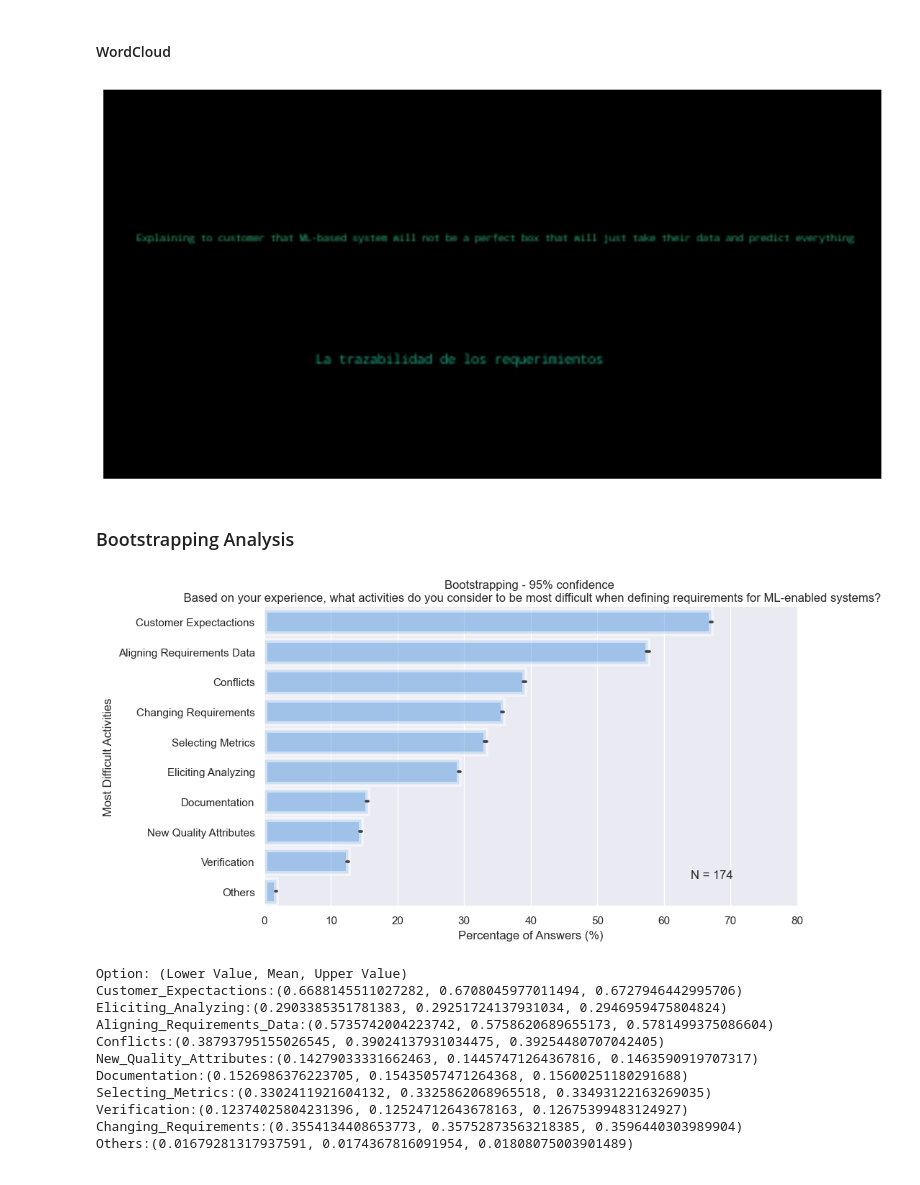
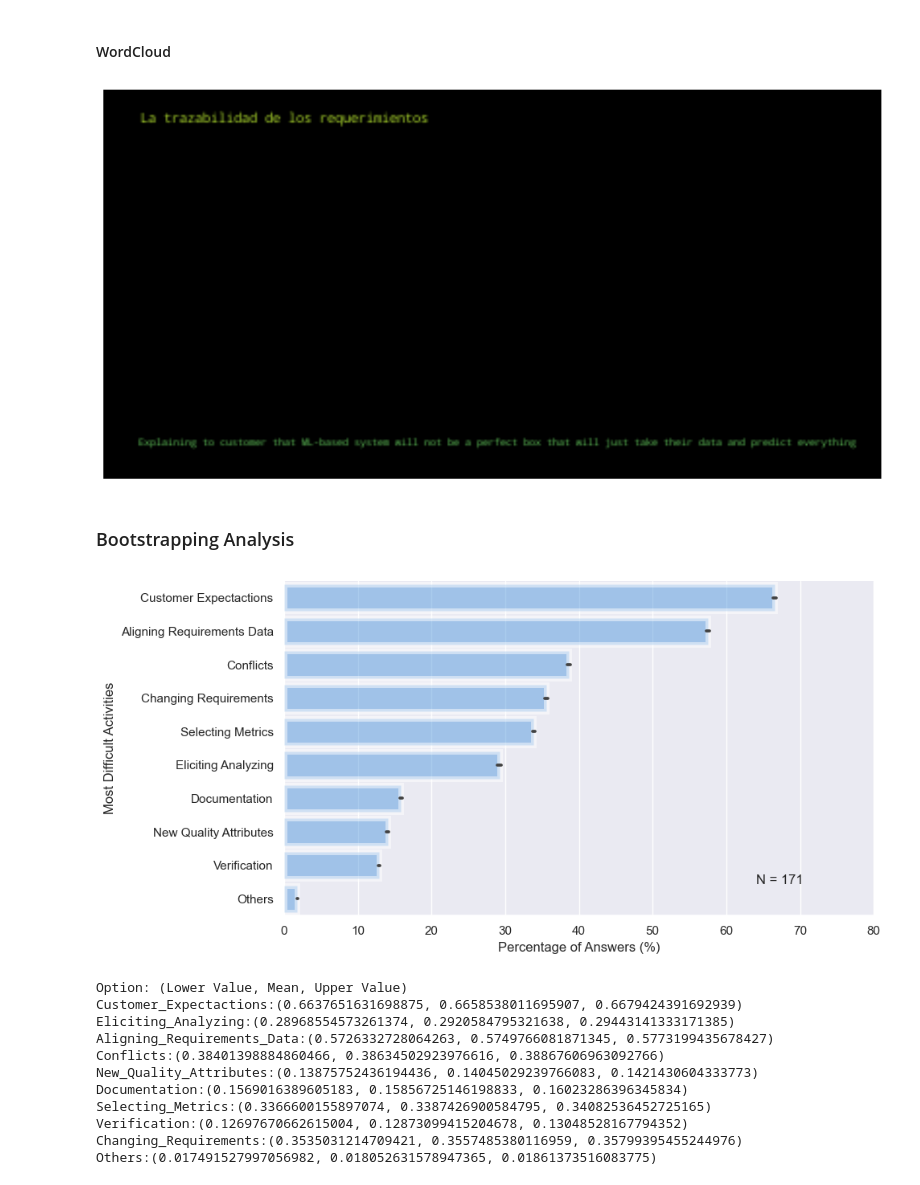
Before and after one commit to antoniopedro98/pfp-antonio-pedro, a Jupyter notebook: Q12.ipynb, the cells around one changed output. Drawn from its saved outputs; the diff is of its cells as text; code cells hidden in the pictures.

```diff
--- a/Q12.ipynb
+++ b/Q12.ipynb
@@ -20,6 +20,9 @@ from utils.bootstrapping import BootstrappingUtils
 dataframe_obj = DataframeUtils('./data/main_data.csv', ';', './data/unused_columns.txt', './data/formatted_columns.txt')
 # the index is not important, but when we internally format df we need to reset index
 dataframe_obj.df = dataframe_obj.df.reset_index(drop=True)
+# %%
+# For PROFES, we discarded suspended submissions (e.g., remove those who didn't complete the survey).
+dataframe_obj.df.drop(dataframe_obj.df[dataframe_obj.df['Status'] == 'Suspended (22)'].index, inplace = True)
 # %%
 # question options
 activities = {
@@ -101,7 +105,7 @@ q12_wc_plot = PlotUtils(pd.DataFrame(
 # %%
 q12_wc_plot.wordcloud("Word", 'Weight')
 # %% [output]
-[figure, old version]
+[figure, new version]
 # %% [markdown]
 ### Bootstrapping Analysis
 # %%
@@ -148,25 +152,28 @@ q12_boot_plot = PlotUtils(pd.DataFrame(
 ).sort_values(by=['Chart Position', 'Value'], ascending=False))
 # %%
 q12_boot_plot.single_barplot(x_axis="Value", y_axis="Most Difficult Activities",
-                       title="Bootstrapping - 95% confidence \n Based on your experience, what activities do you consider to be most difficult when defining requirements for ML-enabled systems?",
-                       x_label="Percentage of Answers (%)", y_label="Most Difficult Activities", x_label_rotation=0, color="#429bf5",
+                       # title="Bootstrapping - 95% confidence \n Based on your experience, what activities do you consider to be most difficult when defining requirements for ML-enabled systems?",
+                       title="",
+                             x_label="Percentage of Answers (%)", y_label="Most Difficult Activities", x_label_rotation=0, color="#429bf5",
                        total_answers=total_answers)
 # %% [output]
-[figure, old version]
+[figure, new version]
 # %%
 # confidence for each option
 print("Option: (Lower Value, Mean, Upper Value)")
+tuples = []
 for idx in bootstrapped_dict_data:
+    tuples.append((idx, bootstrapped_dict_data[idx]['confidence'][1]))
     print(idx + ':' + str(bootstrapped_dict_data[idx]['confidence']))
 # %% [output]
 Option: (Lower Value, Mean, Upper Value)
-Customer_Expectactions:(0.6688145511027282, 0.6708045977011494, 0.6727946442995706)
-Eliciting_Analyzing:(0.2903385351781383, 0.29251724137931034, 0.2946959475804824)
-Aligning_Requirements_Data:(0.5735742004223742, 0.5758620689655173, 0.5781499375086604)
-Conflicts:(0.38793795155026545, 0.39024137931034475, 0.39254480707042405)
-New_Quality_Attributes:(0.14279033331662463, 0.14457471264367816, 0.1463590919707317)
-Documentation:(0.1526986376223705, 0.15435057471264368, 0.15600251180291688)
-Selecting_Metrics:(0.3302411921604132, 0.3325862068965518, 0.33493122163269035)
-Verification:(0.12374025804231396, 0.12524712643678163, 0.12675399483124927)
-Changing_Requirements:(0.3554134408653773, 0.35752873563218385, 0.3596440303989904)
-Others:(0.01679281317937591, 0.0174367816091954, 0.01808075003901489)
+Customer_Expectactions:(0.6637651631698875, 0.6658538011695907, 0.6679424391692939)
+Eliciting_Analyzing:(0.28968554573261374, 0.2920584795321638, 0.29443141333171385)
+Aligning_Requirements_Data:(0.5726332728064263, 0.5749766081871345, 0.5773199435678427)
+Conflicts:(0.38401398884860466, 0.38634502923976616, 0.38867606963092766)
+New_Quality_Attributes:(0.13875752436194436, 0.14045029239766083, 0.1421430604333773)
+Documentation:(0.1569016389605183, 0.15856725146198833, 0.16023286396345834)
+Selecting_Metrics:(0.3366600155897074, 0.3387426900584795, 0.34082536452725165)
+Verification:(0.12697670662615004, 0.12873099415204678, 0.13048528167794352)
+Changing_Requirements:(0.3535031214709421, 0.3557485380116959, 0.35799395455244976)
+Others:(0.017491527997056982, 0.018052631578947365, 0.01861373516083775)
```
Also changed, not shown: parts of 3 cells of this notebook, 9 other files.
